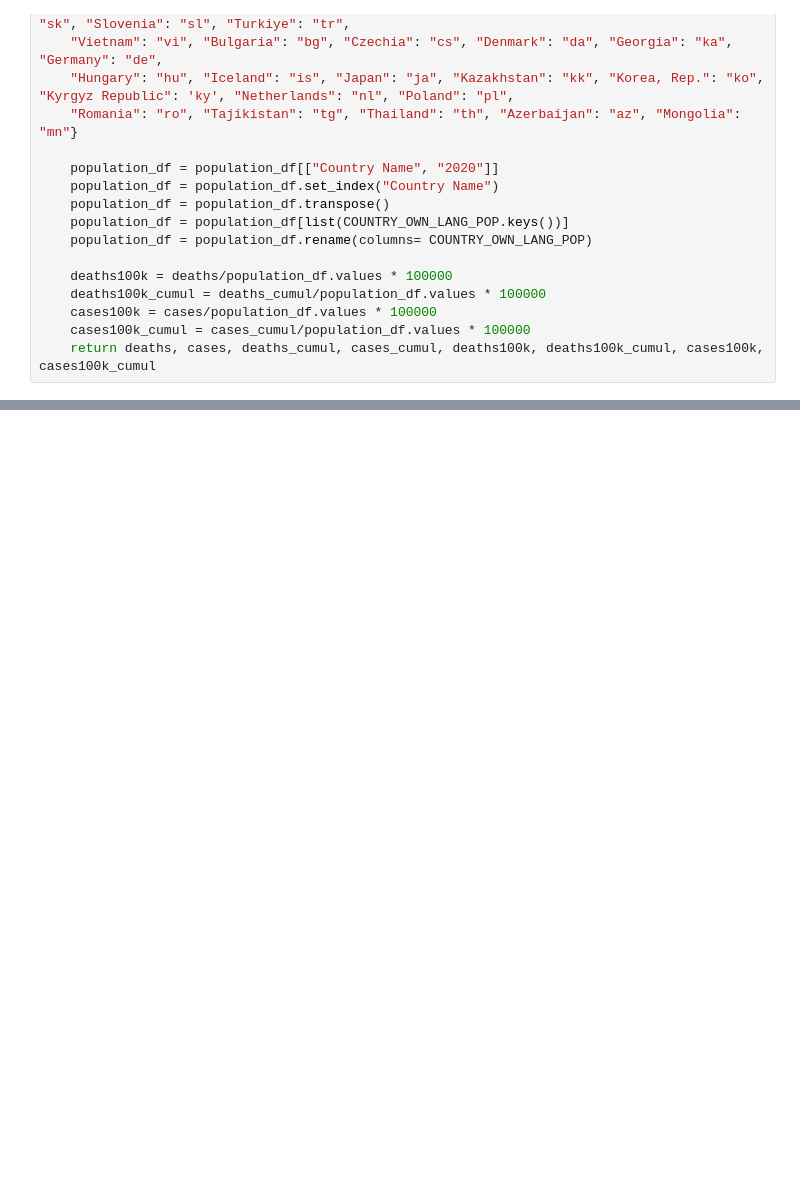
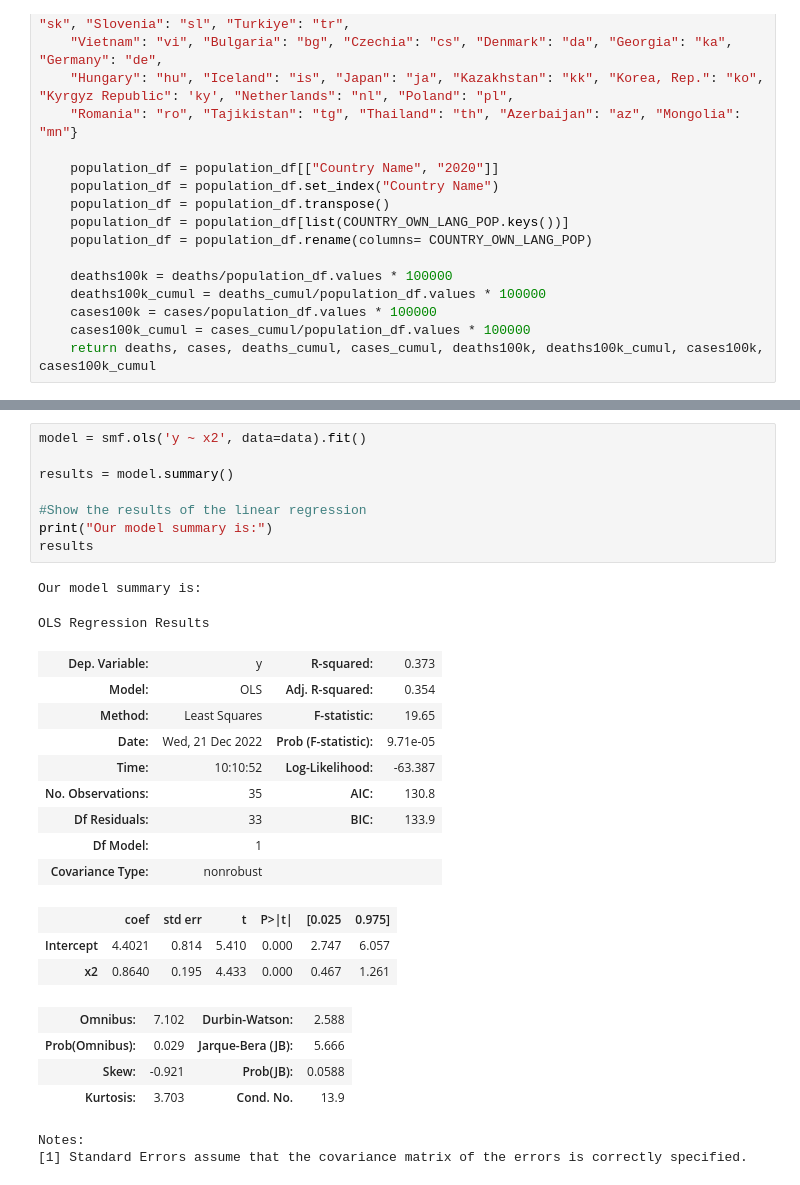
Before and after one commit to epfl-ada/ada-2022-project-thedatadiggers22, a Jupyter notebook: digital_propagation.ipynb, the cells around one changed output, grey strips where cells are left out. Cells and saved outputs as stored; diff of their text form; blank space fills up the shorter version.

```diff
--- a/digital_propagation.ipynb
+++ b/digital_propagation.ipynb
@@ -189,0 +179,29 @@ plt.show()
+# %%
+model = smf.ols('y ~ x2', data=data).fit()
+
+results = model.summary()
+
+#Show the results of the linear regression
+print("Our model summary is:")
+results
+# %% [output]
+Our model summary is:
+OLS Regression Results
+| Dep. Variable: | y | R-squared: | 0.373 |
+| Model: | OLS | Adj. R-squared: | 0.354 |
+| Method: | Least Squares | F-statistic: | 19.65 |
+| Date: | Wed, 21 Dec 2022 | Prob (F-statistic): | 9.71e-05 |
+| Time: | 10:10:52 | Log-Likelihood: | -63.387 |
+| No. Observations: | 35 | AIC: | 130.8 |
+| Df Residuals: | 33 | BIC: | 133.9 |
+| Df Model: | 1 |  |  |
+| Covariance Type: | nonrobust |  |  |
+|  | coef | std err | t | P>|t| | [0.025 | 0.975] |
+| Intercept | 4.4021 | 0.814 | 5.410 | 0.000 | 2.747 | 6.057 |
+| x2 | 0.8640 | 0.195 | 4.433 | 0.000 | 0.467 | 1.261 |
+| Omnibus: | 7.102 | Durbin-Watson: | 2.588 |
+| Prob(Omnibus): | 0.029 | Jarque-Bera (JB): | 5.666 |
+| Skew: | -0.921 | Prob(JB): | 0.0588 |
+| Kurtosis: | 3.703 | Cond. No. | 13.9 |
+Notes:
+[1] Standard Errors assume that the covariance matrix of the errors is correctly specified.
```
Also changed, not shown: parts of 18 cells of this notebook, 1 other file.
